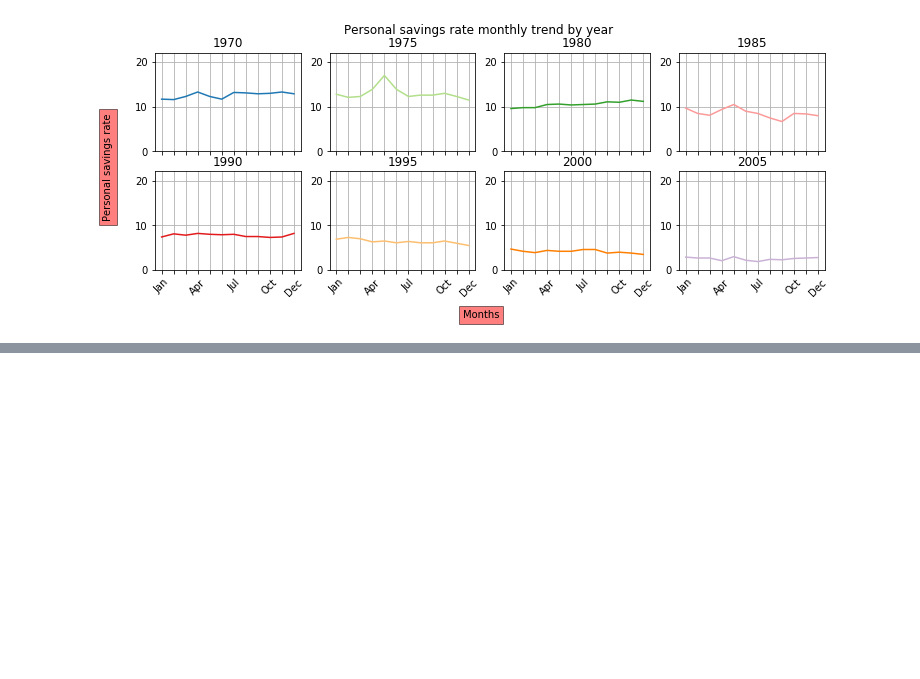
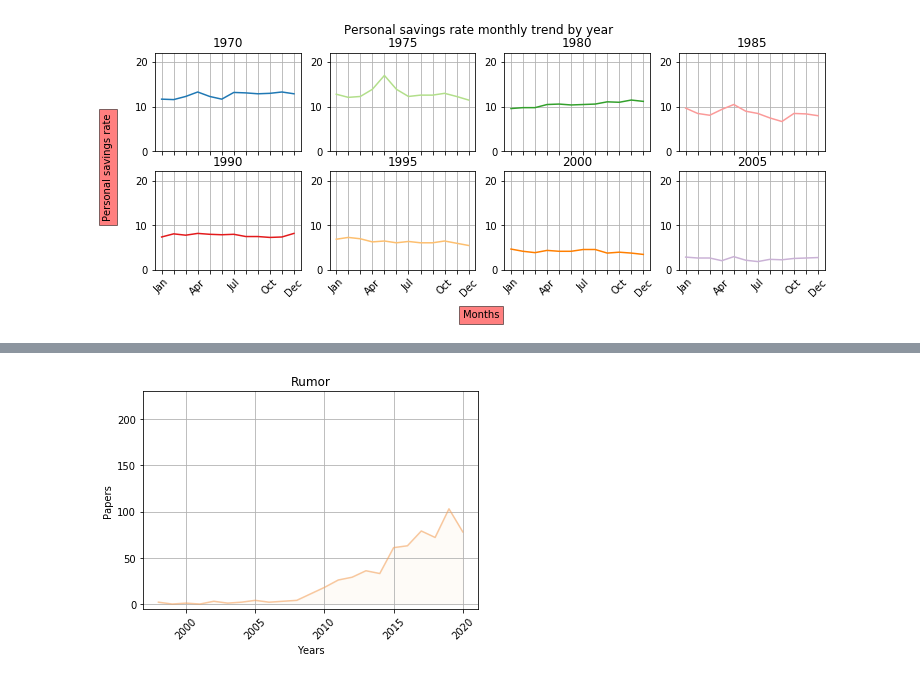
Before and after one commit to giaruffo/dataviz, a Jupyter notebook: notebooks/03.basiccharts.ipynb, the cells around one changed output, grey strips where cells are left out. Cells and saved outputs as stored; diff of their text form; code cells hidden in the pictures; blank space fills up the shorter version.

```diff
--- a/notebooks/03.basiccharts.ipynb
+++ b/notebooks/03.basiccharts.ipynb
@@ -202,0 +226,17 @@ plt.show()
+# %%
+dates=(1998,1999,2000, 2001,2002,2003,2004,2005,2006,2007,2008,2009,2010,2011,2012,2013,2014,2015,2016,2017,2018,2019,2020)
+papers=(2,0,1, 0, 3, 1, 2, 4, 2, 3, 4, 11, 18, 26, 29, 36, 33, 61, 63, 79, 72, 103, 78)
+
+plt.fill_between(dates, papers, color="antiquewhite", alpha=0.2)
+plt.plot(dates, papers, color="sandybrown", alpha=0.6)
+
+plt.title('Rumor')
+plt.xlabel('Years')
+plt.ylabel('Papers')
+ax = plt.gca()
+ax.tick_params(axis ='x', rotation = 45)
+plt.ylim(top=230)
+ax.grid(True)
+plt.show()
+# %% [output]
+[figure, added]
```
Also changed, not shown: parts of 5 cells of this notebook, 2 other files.
